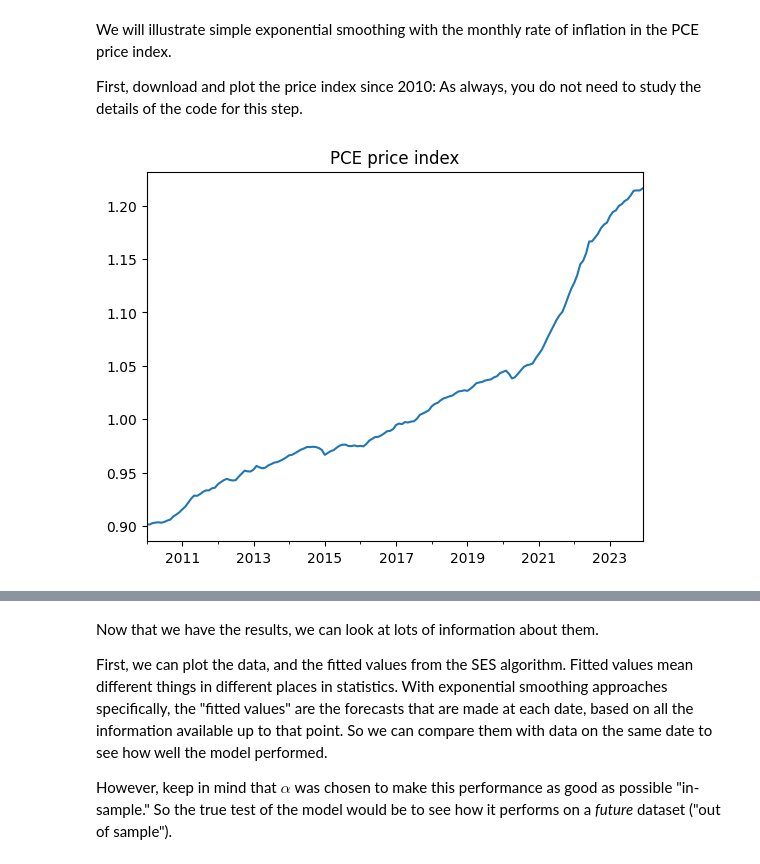
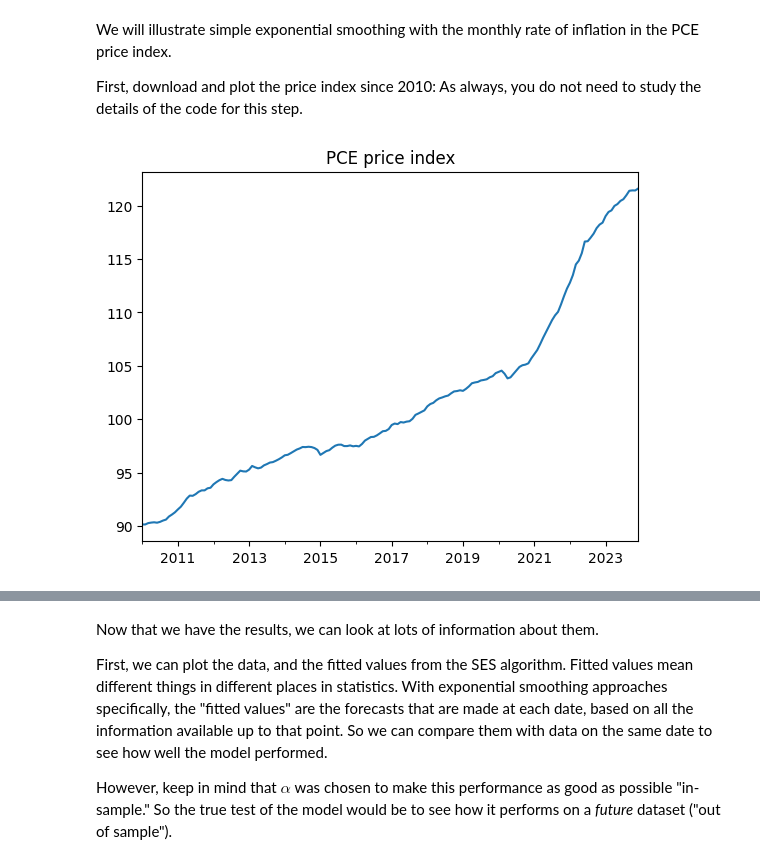
Before and after one commit to wgjm1986/FIN657, a Jupyter notebook: Week 2 - Exponential smoothing/Exponential smoothing.ipynb, the cells around one changed output, grey strips where cells are left out. Drawn from its saved outputs; the diff is of its cells as text; code cells hidden in the pictures.

```diff
--- a/Week 2 - Exponential smoothing/Exponential smoothing.ipynb
+++ b/Week 2 - Exponential smoothing/Exponential smoothing.ipynb
@@ -32,8 +32,8 @@ First, download and plot the price index since 2010: As always, you do not need
 # %%
 PCEPI  = fredapi.Fred(api_key=Fred_API_key_string).get_series('PCEPI',
     observation_start = '2010-01-01', observation_end = '2023-12-31',
-    frequency='m') / 100
+    frequency='m')
 PCEPI.index = pd.DatetimeIndex(PCEPI.index.values,freq='MS')
 PCEPI.plot(title="PCE price index");
 # %% [output]
-[figure, old version]
+[figure, new version]
```
Also changed, not shown: parts of 25 cells of this notebook, 4 other files.
